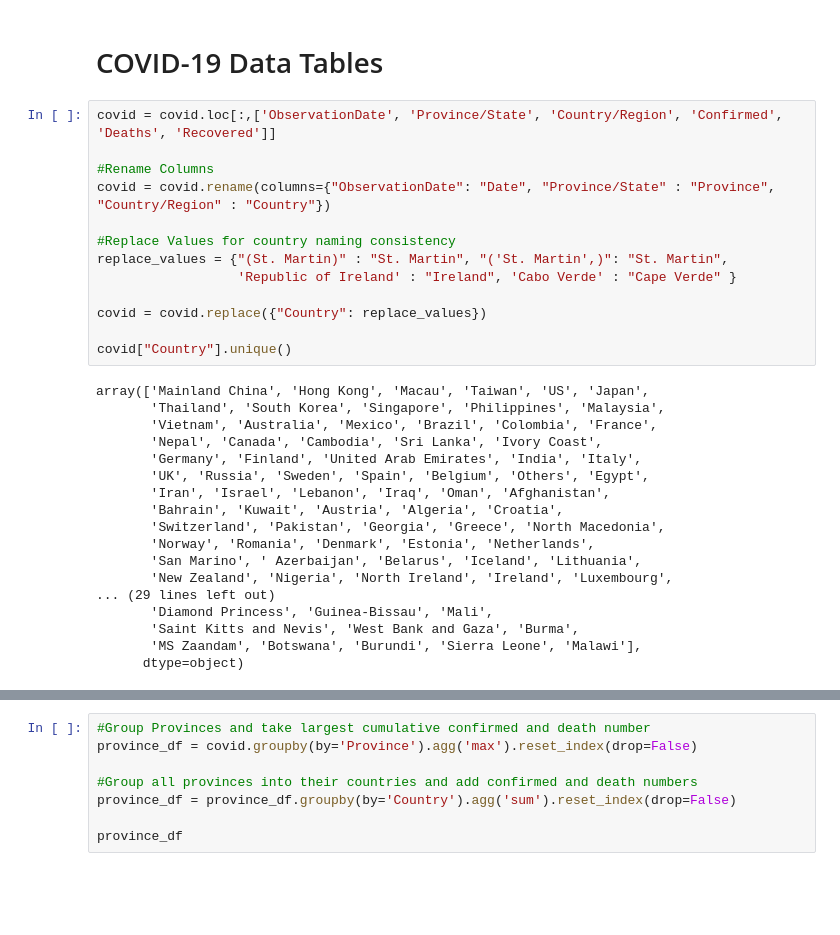
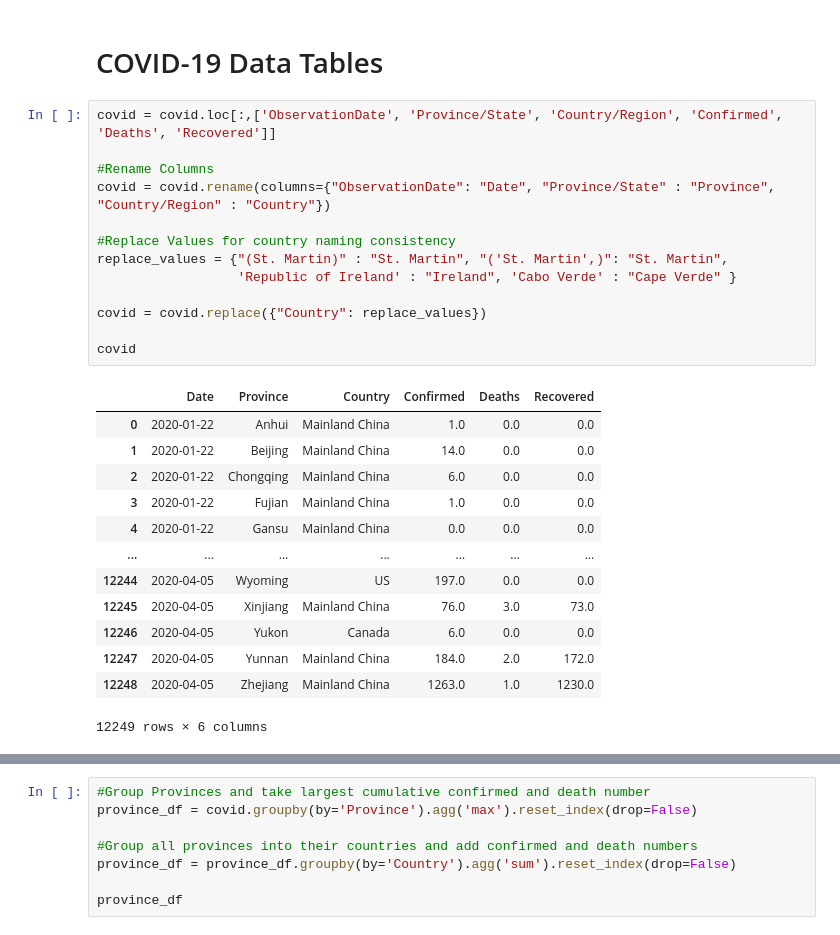
Before and after one commit to miladdavoodi9/Global_COVID-19_Analysis, a Jupyter notebook: ETL.ipynb, the cells around one changed output, grey strips where cells are left out. Saved outputs shown, nothing was run; the diff lists cells and outputs as text; blank space fills up the shorter version.

Commit message:
fixing Taiwan issue and updating dataset

```diff
--- a/ETL.ipynb
+++ b/ETL.ipynb
@@ -45,33 +45,29 @@ global_h1n1_data
 # %%
 covid = covid.loc[:,['ObservationDate', 'Province/State', 'Country/Region', 'Confirmed', 'Deaths', 'Recovered']]
 
 #Rename Columns
 covid = covid.rename(columns={"ObservationDate": "Date", "Province/State" : "Province", "Country/Region" : "Country"})
 
 #Replace Values for country naming consistency
 replace_values = {"(St. Martin)" : "St. Martin", "('St. Martin',)": "St. Martin",
                   'Republic of Ireland' : "Ireland", 'Cabo Verde' : "Cape Verde" }
 
 covid = covid.replace({"Country": replace_values})
 
-covid["Country"].unique()
+covid
 # %% [output]
+|  | Date | Province | Country | Confirmed | Deaths | Recovered |
+| 0 | 2020-01-22 | Anhui | Mainland China | 1.0 | 0.0 | 0.0 |
+| 1 | 2020-01-22 | Beijing | Mainland China | 14.0 | 0.0 | 0.0 |
+| 2 | 2020-01-22 | Chongqing | Mainland China | 6.0 | 0.0 | 0.0 |
+| 3 | 2020-01-22 | Fujian | Mainland China | 1.0 | 0.0 | 0.0 |
+| 4 | 2020-01-22 | Gansu | Mainland China | 0.0 | 0.0 | 0.0 |
+| ... | ... | ... | ... | ... | ... | ... |
+| 12244 | 2020-04-05 | Wyoming | US | 197.0 | 0.0 | 0.0 |
+| 12245 | 2020-04-05 | Xinjiang | Mainland China | 76.0 | 3.0 | 73.0 |
+| 12246 | 2020-04-05 | Yukon | Canada | 6.0 | 0.0 | 0.0 |
+| 12247 | 2020-04-05 | Yunnan | Mainland China | 184.0 | 2.0 | 172.0 |
+| 12248 | 2020-04-05 | Zhejiang | Mainland China | 1263.0 | 1.0 | 1230.0 |
-array(['Mainland China', 'Hong Kong', 'Macau', 'Taiwan', 'US', 'Japan',
-       'Thailand', 'South Korea', 'Singapore', 'Philippines', 'Malaysia',
-       'Vietnam', 'Australia', 'Mexico', 'Brazil', 'Colombia', 'France',
-       'Nepal', 'Canada', 'Cambodia', 'Sri Lanka', 'Ivory Coast',
-       'Germany', 'Finland', 'United Arab Emirates', 'India', 'Italy',
-       'UK', 'Russia', 'Sweden', 'Spain', 'Belgium', 'Others', 'Egypt',
-       'Iran', 'Israel', 'Lebanon', 'Iraq', 'Oman', 'Afghanistan',
-       'Bahrain', 'Kuwait', 'Austria', 'Algeria', 'Croatia',
-       'Switzerland', 'Pakistan', 'Georgia', 'Greece', 'North Macedonia',
-       'Norway', 'Romania', 'Denmark', 'Estonia', 'Netherlands',
-       'San Marino', ' Azerbaijan', 'Belarus', 'Iceland', 'Lithuania',
-       'New Zealand', 'Nigeria', 'North Ireland', 'Ireland', 'Luxembourg',
-... (29 lines left out)
-       'Diamond Princess', 'Guinea-Bissau', 'Mali',
-       'Saint Kitts and Nevis', 'West Bank and Gaza', 'Burma',
-       'MS Zaandam', 'Botswana', 'Burundi', 'Sierra Leone', 'Malawi'],
-      dtype=object)
+12249 rows × 6 columns
 # %%
 covid = covid[['Country', 'Province', 'Date', 'Confirmed', 'Deaths', 'Recovered']]
```
Also changed, not shown: parts of 4 cells of this notebook, 4 other files.
